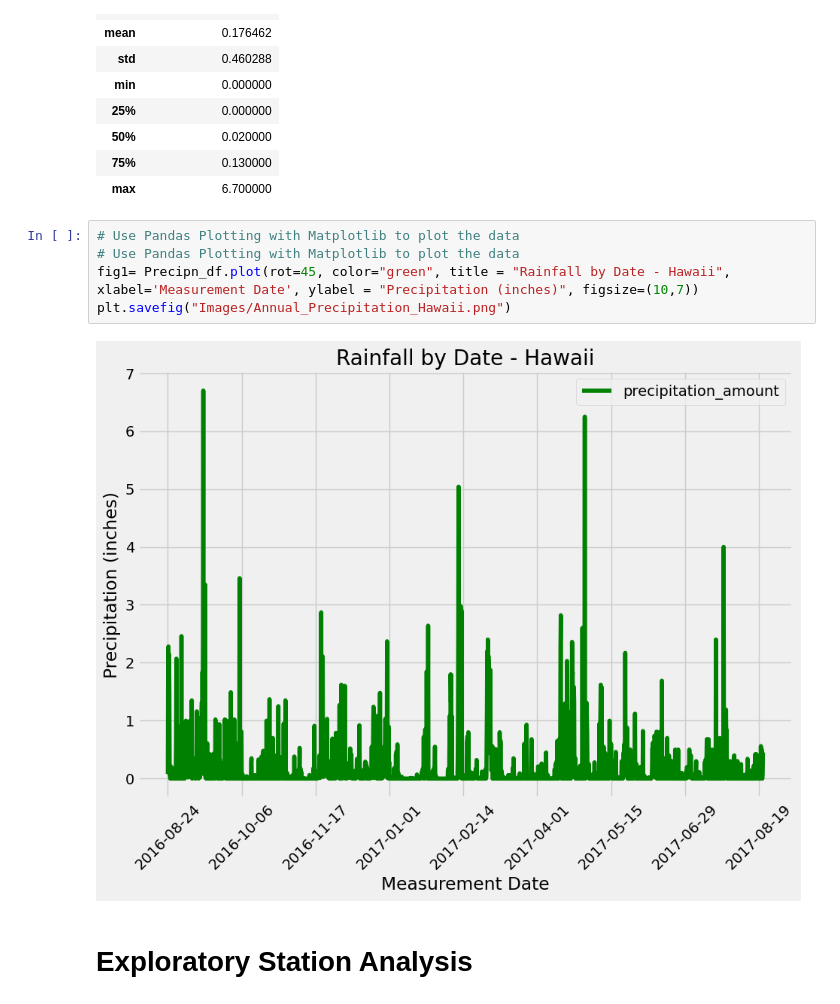
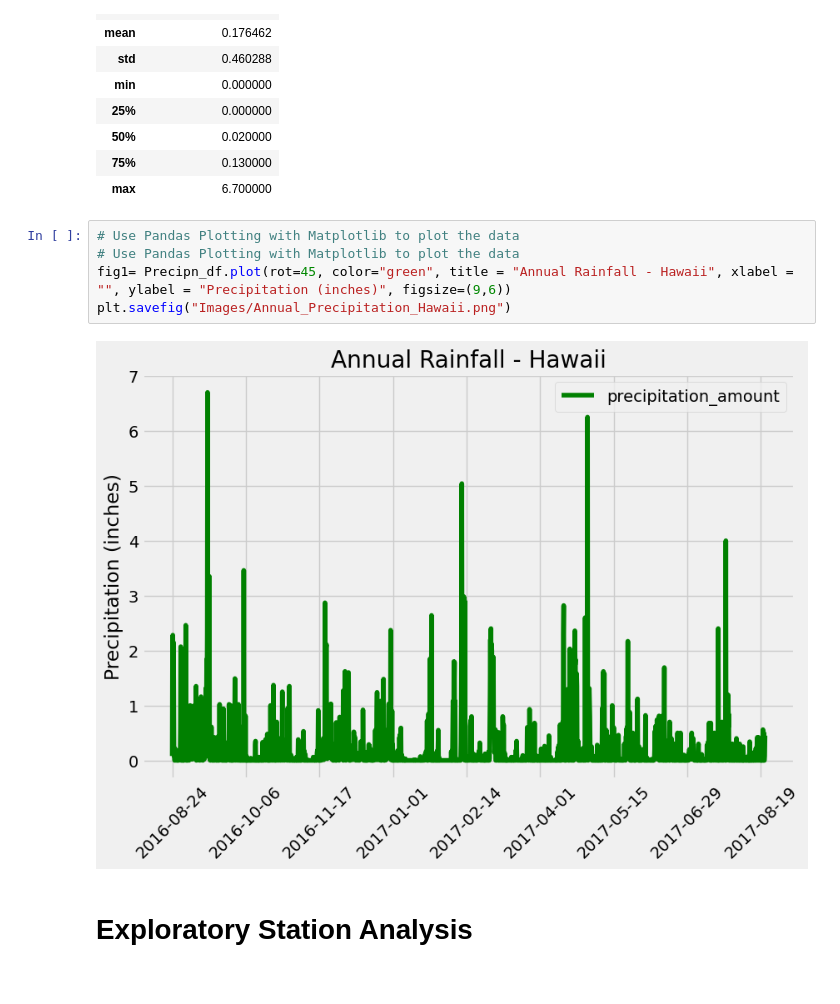
Before and after one commit to fbrowther/SQLAlchemy-Challenge, a Jupyter notebook: Analysis including bonus analyses.ipynb, the cells around one changed output. Cells and saved outputs as stored; diff of their text form.

Commit message:
images resaved from jupyter notebook

```diff
--- a/Analysis including bonus analyses.ipynb
+++ b/Analysis including bonus analyses.ipynb
@@ -147,10 +147,10 @@ Precipn_df.describe()
 # %%
 # Use Pandas Plotting with Matplotlib to plot the data
 # Use Pandas Plotting with Matplotlib to plot the data
-fig1= Precipn_df.plot(rot=45, color="green", title = "Rainfall by Date - Hawaii", xlabel='Measurement Date', ylabel = "Precipitation (inches)", figsize=(10,7))
+fig1= Precipn_df.plot(rot=45, color="green", title = "Annual Rainfall - Hawaii", xlabel = "", ylabel = "Precipitation (inches)", figsize=(9,6))
 plt.savefig("Images/Annual_Precipitation_Hawaii.png")
 # %% [output]
-[figure, old version]
+[figure, new version]
 # %% [markdown]
 # Exploratory Station Analysis
 # %%
```
Also changed, not shown: parts of 5 cells of this notebook, 2 other files.
